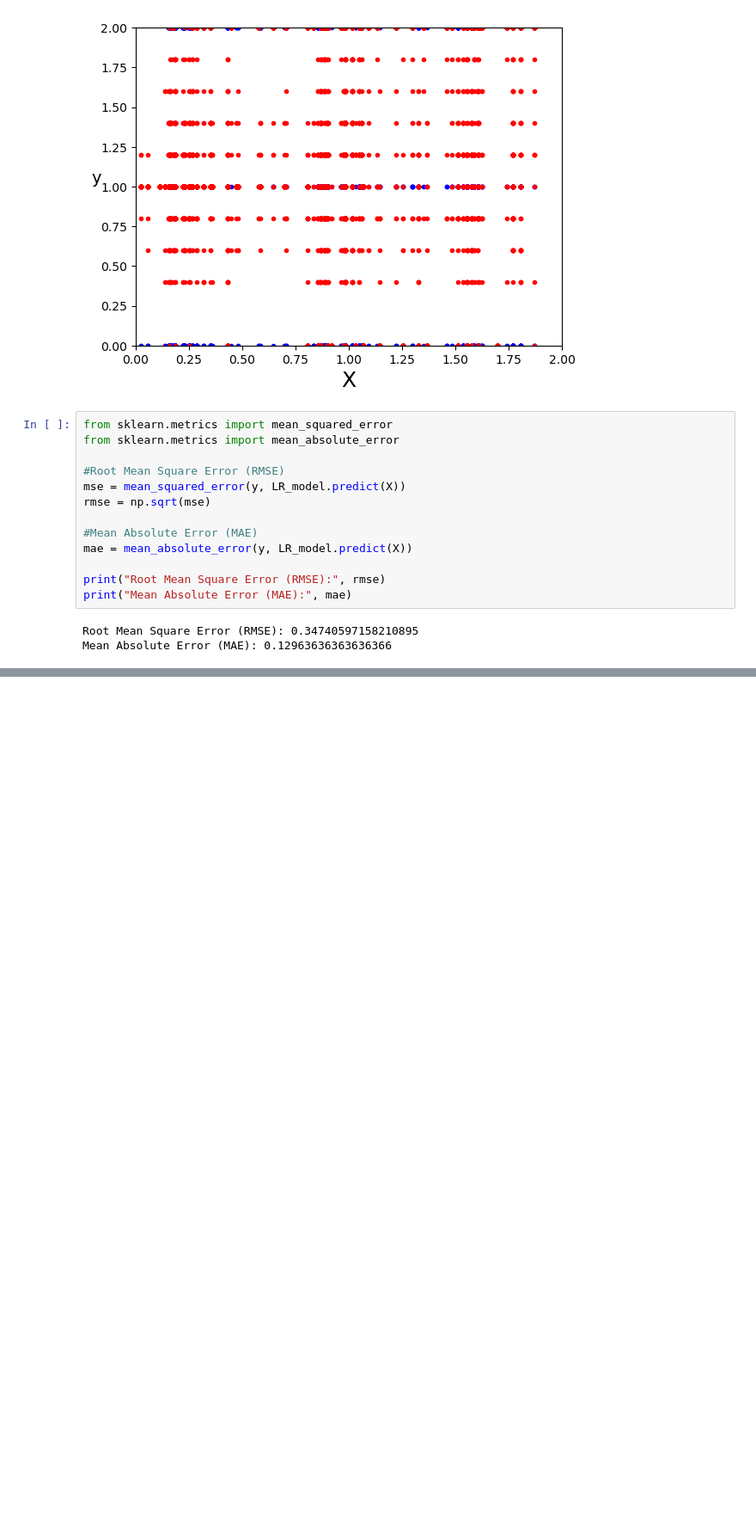
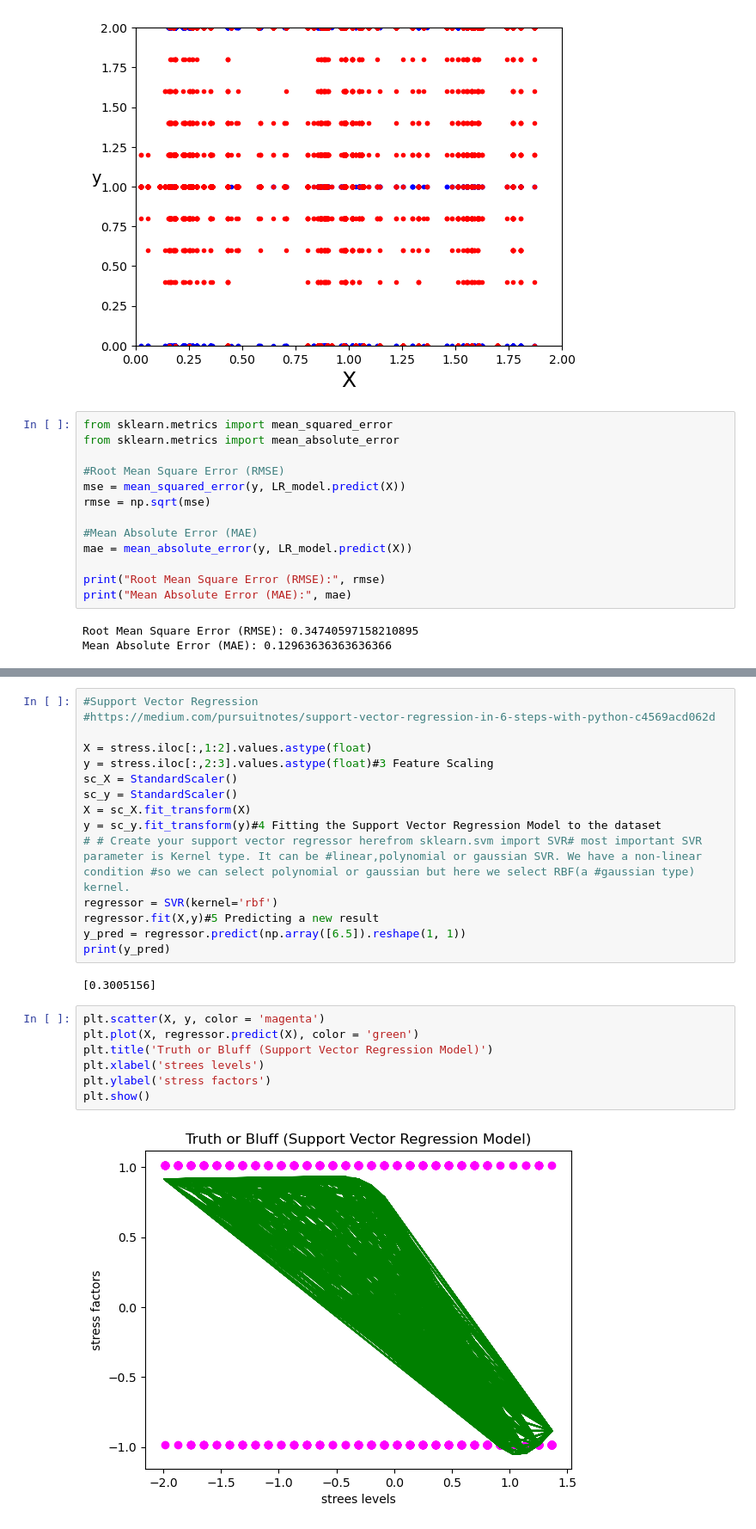
Before and after one commit to toomb1r/ML-FINAL, a Jupyter notebook: Final_Project_Benjamin-Hardesty.ipynb, the cells around one changed output, grey strips where cells are left out. Shown at 86% size. Saved outputs shown, nothing was run; the diff lists cells and outputs as text; blank space fills up the shorter version.

```diff
--- a/Final_Project_Benjamin-Hardesty.ipynb
+++ b/Final_Project_Benjamin-Hardesty.ipynb
@@ -404,0 +449,26 @@ ValueError: Classification metrics can't handle a mix of multiclass and continuo
+# %%
+#Support Vector Regression
+#https://medium.com/pursuitnotes/support-vector-regression-in-6-steps-with-python-c4569acd062d
+
+X = stress.iloc[:,1:2].values.astype(float)
+y = stress.iloc[:,2:3].values.astype(float)#3 Feature Scaling
+sc_X = StandardScaler()
+sc_y = StandardScaler()
+X = sc_X.fit_transform(X)
+y = sc_y.fit_transform(y)#4 Fitting the Support Vector Regression Model to the dataset
+# # Create your support vector regressor herefrom sklearn.svm import SVR# most important SVR parameter is Kernel type. It can be #linear,polynomial or gaussian SVR. We have a non-linear condition #so we can select polynomial or gaussian but here we select RBF(a #gaussian type) kernel.
+regressor = SVR(kernel='rbf')
+regressor.fit(X,y)#5 Predicting a new result
+y_pred = regressor.predict(np.array([6.5]).reshape(1, 1))
+print(y_pred)
+# %% [output]
+[0.3005156]
+# %%
+plt.scatter(X, y, color = 'magenta')
+plt.plot(X, regressor.predict(X), color = 'green')
+plt.title('Truth or Bluff (Support Vector Regression Model)')
+plt.xlabel('strees levels')
+plt.ylabel('stress factors')
+plt.show()
+# %% [output]
+[figure, added]
```
Also changed, not shown: parts of 22 cells of this notebook.
